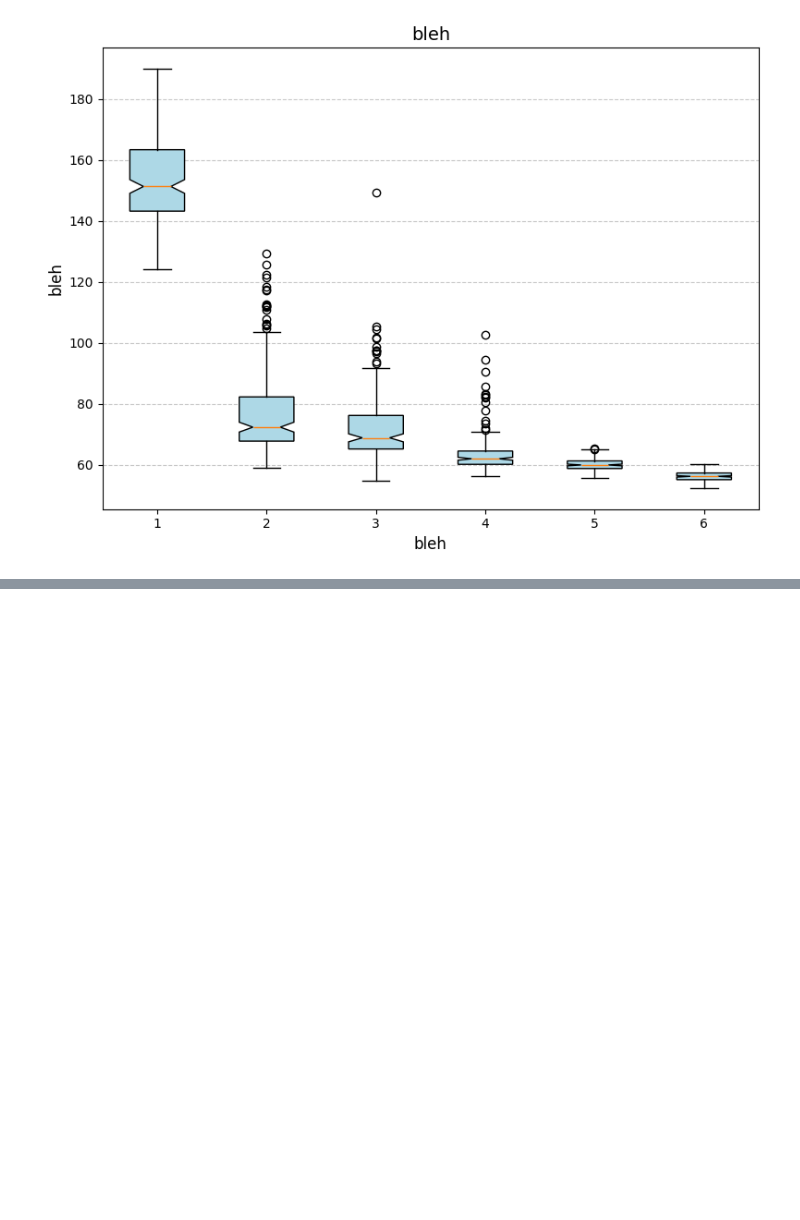
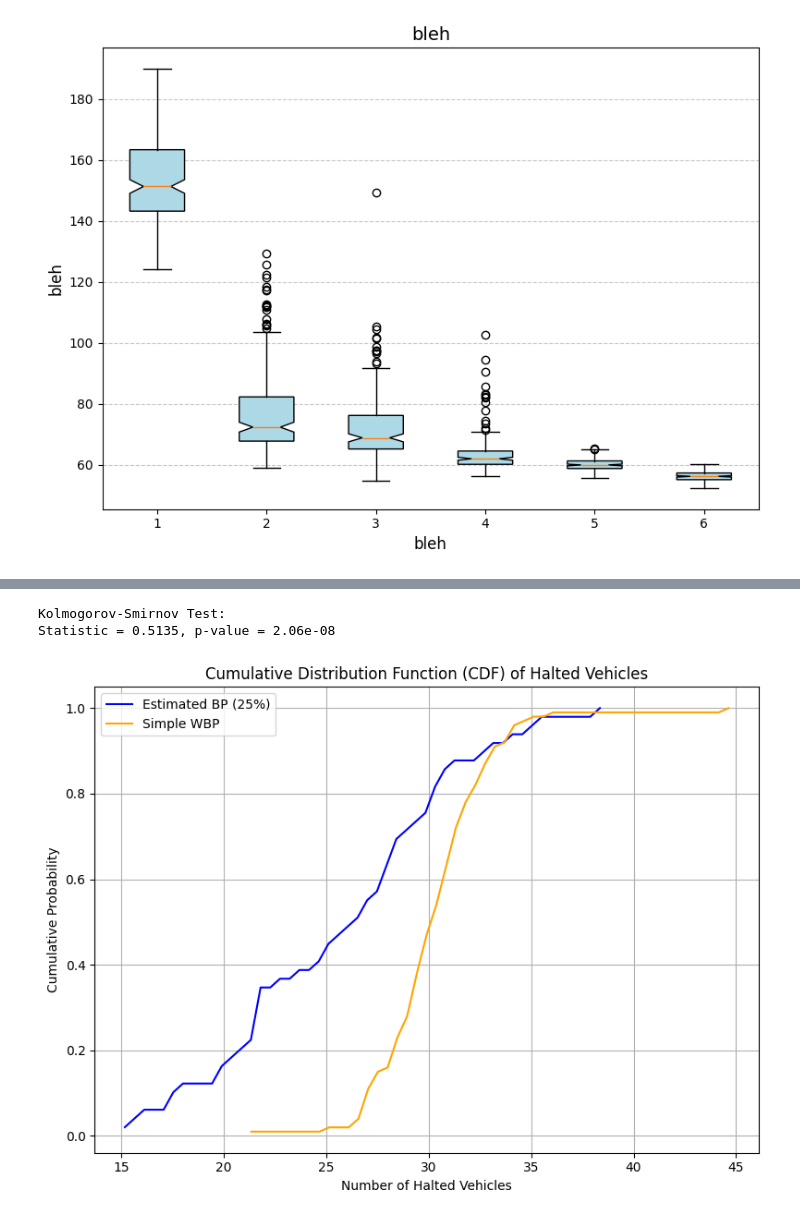
Before and after one commit to Boomehx/trafficMISBP, a Jupyter notebook: graphs.ipynb, the cells around one changed output, grey strips where cells are left out. Cells and saved outputs as stored; diff of their text form; code cells hidden in the pictures; blank space fills up the shorter version.

```diff
--- a/graphs.ipynb
+++ b/graphs.ipynb
@@ -272,0 +167,47 @@ Boxplots saved in boxplots
+# %%
+import pandas as pd
+import numpy as np
+import matplotlib.pyplot as plt
+from scipy.stats import ks_2samp, cumfreq
+import os
+
+# Load your CSVs (replace with correct file paths)
+data_a = pd.read_csv(r"C:\Users\bobbi\Documents\YEAR 3\sumo3\results\CN25SHORT\outputCN25SHORT.csv") # Algorithm A
+data_b = pd.read_csv(r"C:\Users\bobbi\Documents\YEAR 3\sumo3\results\CNSBPSHORT\outputCNSBPSHORT.csv")  # Algorithm B
+
+algorithm_a = data_a["halting"]
+algorithm_b = data_b["halting"]
+
+# Perform KS test
+statistic, p_value = ks_2samp(algorithm_a, algorithm_b)
+print(f"Kolmogorov-Smirnov Test:\nStatistic = {statistic:.4f}, p-value = {p_value:.4g}")
+
+bins = 50
+cdf_a = cumfreq(algorithm_a, numbins=bins)
+cdf_b = cumfreq(algorithm_b, numbins=bins)
+
+x_a = cdf_a.lowerlimit + np.linspace(0, cdf_a.binsize * cdf_a.cumcount.size, cdf_a.cumcount.size)
+x_b = cdf_b.lowerlimit + np.linspace(0, cdf_b.binsize * cdf_b.cumcount.size, cdf_b.cumcount.size)
+y_a = cdf_a.cumcount / max(cdf_a.cumcount)
+y_b = cdf_b.cumcount / max(cdf_b.cumcount)
+
+plt.figure(figsize=(8, 6))
+plt.plot(x_a, y_a, label="Estimated BP (25%)", color="blue")
+plt.plot(x_b, y_b, label="Simple WBP", color="orange")
+plt.title("Cumulative Distribution Function (CDF) of Halted Vehicles")
+plt.xlabel("Number of Halted Vehicles")
+plt.ylabel("Cumulative Probability")
+plt.legend()
+plt.grid(True)
+plt.tight_layout()
+
+
+output_path = r"C:\Users\bobbi\Documents\YEAR 3\sumo3\Labled BoxPlots\halt_cdf_EQ25VSWBP.png"
+#plt.savefig(output_path, dpi=300)
+
+# Show the plot
+plt.show()
+# %% [output]
+Kolmogorov-Smirnov Test:
+Statistic = 0.5135, p-value = 2.06e-08
+[figure, added]
```
Also changed, not shown: parts of 6 cells of this notebook, 9 other files.
